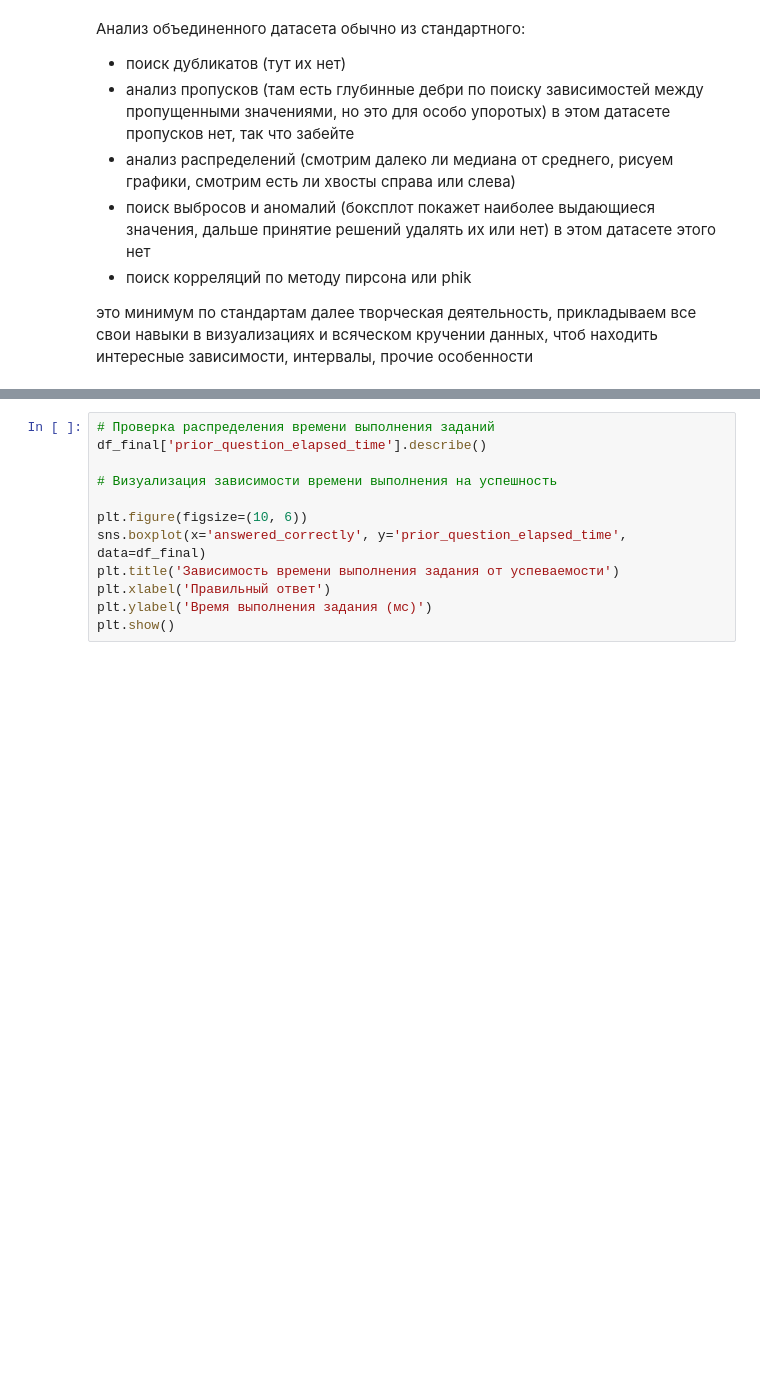
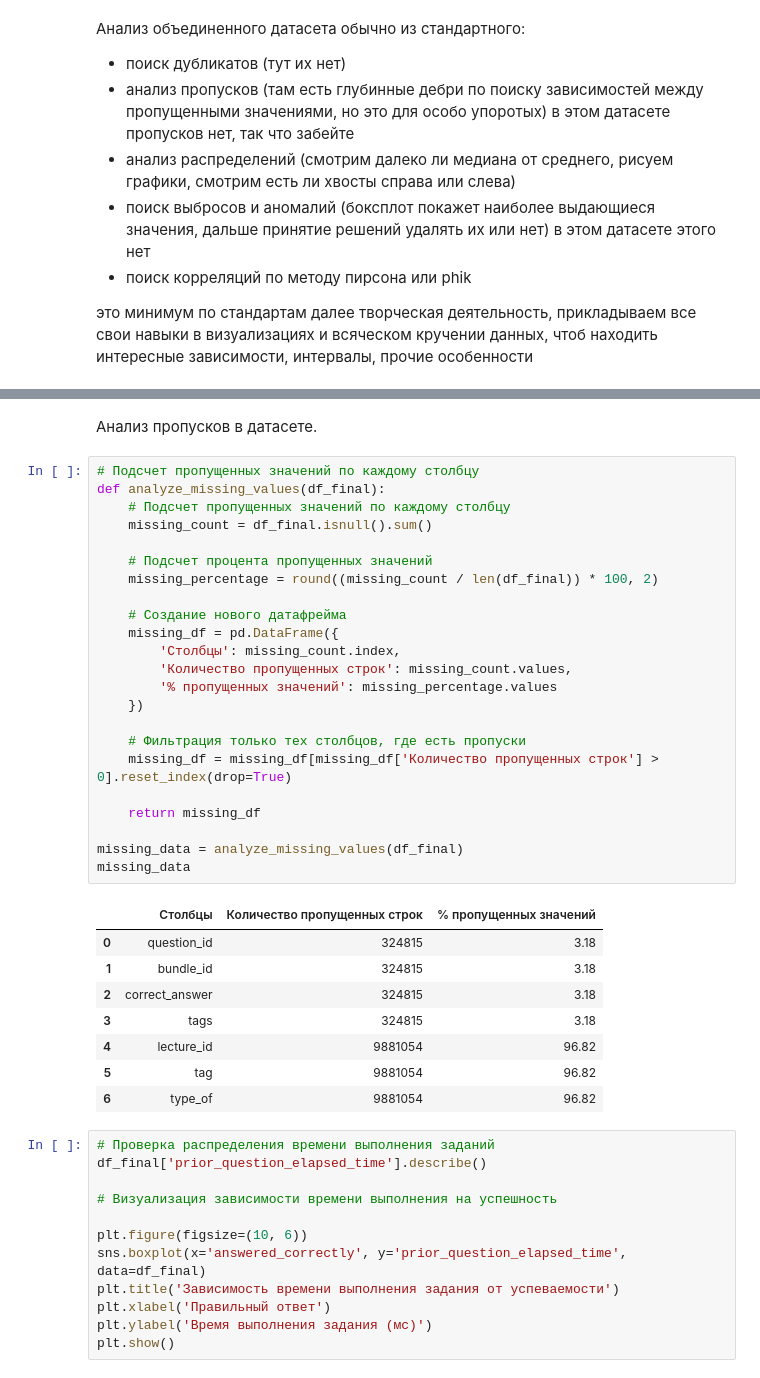
Before and after one commit to SoyanVer2/HomeWork, a Jupyter notebook: Python/HomeWork/HW_3.ipynb, the cells around one changed output, grey strips where cells are left out. Saved outputs shown, nothing was run; the diff lists cells and outputs as text; blank space fills up the shorter version.

```diff
--- a/Python/HomeWork/HW_3.ipynb
+++ b/Python/HomeWork/HW_3.ipynb
@@ -307,3 +336,37 @@ np.False_
+# %% [markdown]
+Анализ пропусков в датасете.
+# %%
+# Подсчет пропущенных значений по каждому столбцу
+def analyze_missing_values(df_final):
+    # Подсчет пропущенных значений по каждому столбцу
+    missing_count = df_final.isnull().sum()
+
+    # Подсчет процента пропущенных значений
+    missing_percentage = round((missing_count / len(df_final)) * 100, 2)
+
+    # Создание нового датафрейма
+    missing_df = pd.DataFrame({
+        'Столбцы': missing_count.index,
+        'Количество пропущенных строк': missing_count.values,
+        '% пропущенных значений': missing_percentage.values
+    })
+
+    # Фильтрация только тех столбцов, где есть пропуски
+    missing_df = missing_df[missing_df['Количество пропущенных строк'] > 0].reset_index(drop=True)
+
+    return missing_df
+
+missing_data = analyze_missing_values(df_final)
+missing_data
+# %% [output]
+|  | Столбцы | Количество пропущенных строк | % пропущенных значений |
+| 0 | question_id | 324815 | 3.18 |
+| 1 | bundle_id | 324815 | 3.18 |
+| 2 | correct_answer | 324815 | 3.18 |
+| 3 | tags | 324815 | 3.18 |
+| 4 | lecture_id | 9881054 | 96.82 |
+| 5 | tag | 9881054 | 96.82 |
+| 6 | type_of | 9881054 | 96.82 |
 # %%
 # Проверка распределения времени выполнения заданий
 df_final['prior_question_elapsed_time'].describe()
```
Also changed, not shown: parts of 21 cells of this notebook.
